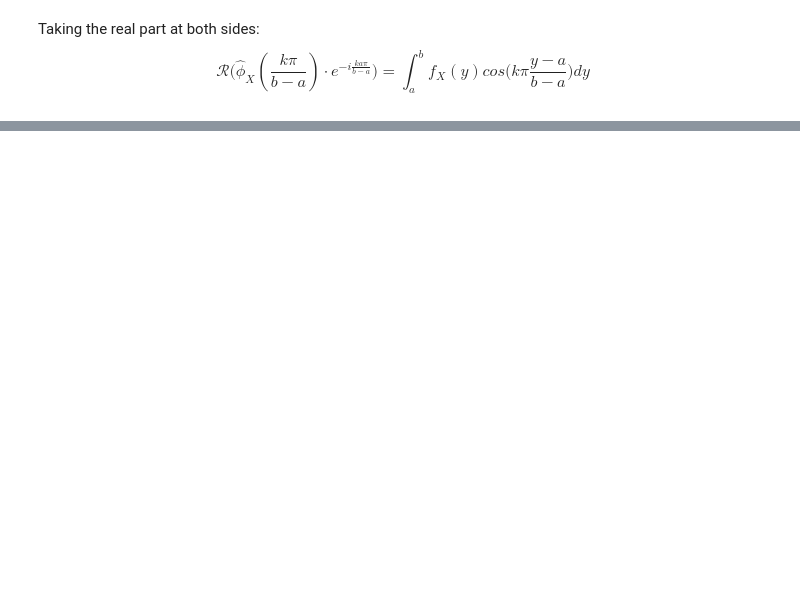
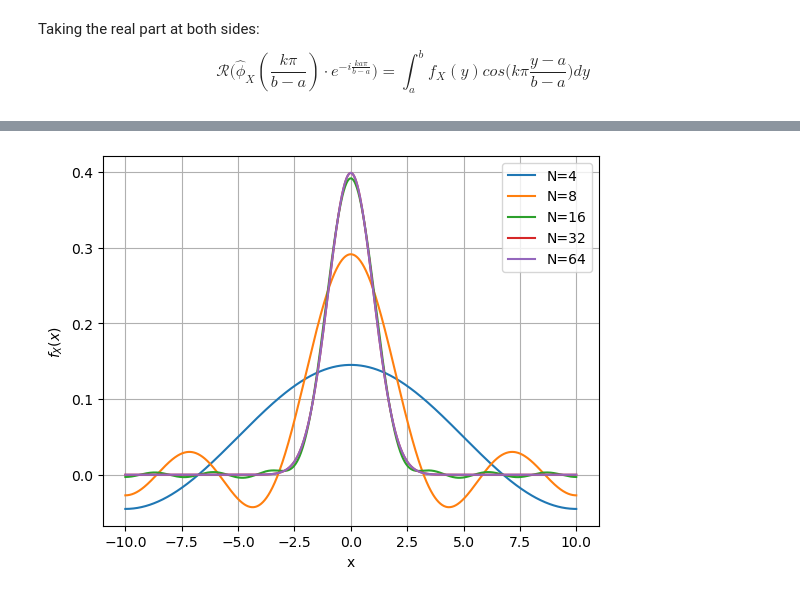
Before and after one commit to LucaDaquanno/Financial-Engineering, a Jupyter notebook: FFT.ipynb, the cells around one changed output, grey strips where cells are left out. Drawn from its saved outputs; the diff is of its cells as text; code cells hidden in the pictures; blank space fills up the shorter version.

```diff
--- a/FFT.ipynb
+++ b/FFT.ipynb
@@ -165,23 +165,23 @@ def RecoverDensity(cf, x, N=8192):
     i = complex(0.0, 1.0)  # assigning i=sqrt(-1)
 
     # specification of the grid for u
-    u_max = 20.0
-    du = u_max / N
-    u = np.linspace(0, N-1, N) * du
+    z_max = 20.0
+    dz = z_max / N
+    z = np.linspace(0, N-1, N) * dz
 
     # grid for x
     b = np.min(x)
-    dx = 2.0 * np.pi / (N * du)
+    dx = 2.0 * np.pi / (N * dz)
     x_i = b + np.linspace(0, N-1, N) * dx
 
-    phi = np.exp(-i * b * u) * cf(u)
+    phi = np.exp(-i * b * z) * cf(z)
 
-    gamma_1 = np.exp(-i * x_i * u[0]) * cf(u[0])
-    gamma_2 = np.exp(-i * x_i * u[-1]) * cf(u[-1])
+    gamma_1 = np.exp(-i * x_i * z[0]) * cf(z[0])
+    gamma_2 = np.exp(-i * x_i * z[-1]) * cf(z[-1])
 
     phi_boundary = 0.5 * (gamma_1 + gamma_2)
 
-    f_xi = du / np.pi * np.real(fft.fft(phi) - phi_boundary)
+    f_xi = dz / np.pi * np.real(fft.fft(phi) - phi_boundary)
 
     f_xiInterp = interpolate.interp1d(x_i, f_xi, kind='cubic')
 
@@ -195,7 +195,7 @@ def mainCalculation():
     sigma = 1.0
 
     # Define characteristic function for the normal distribution
-    cF = lambda u: np.exp(i * mu * u - 0.5 * sigma**2.0 * u**2.0)
+    cF = lambda z: np.exp(i * mu * z - 0.5 * sigma**2.0 * z**2.0)
 
     # define domain for density
     x = np.linspace(-8.0, 8.0, 100)
@@ -276,0 +301,59 @@ $$  \mathcal{R}\bigg(\hat{\phi}_X(\frac{k\pi}{b-a}) \cdot e^{-i \frac{ka\pi}{b-a
+# %%
+#%%
+"""
+Normal density recovery using the COS method
+"""
+
+def COSDensity(cf,x,N,a,b):
+    i = complex(0.0,1.0) #assigning i=sqrt(-1)
+    k = np.linspace(0,N-1,N)
+    z= np.zeros([1,N])
+    z = k * np.pi / (b-a)
+
+    #F_k coefficients
+    F_k    = 2.0 / (b - a) * np.real(cf(z) * np.exp(-i * z * a));
+    F_k[0] = F_k[0] * 0.5; # adjustment for the first term
+
+    #Final calculation
+    f_X = np.matmul(F_k , np.cos(np.outer(z, x - a )))
+
+    # we output only the first row
+    return f_X
+
+def mainCalculation():
+    i = complex(0.0, 1.0) #assigning i=sqrt(-1)
+
+    # setting for the COS method
+    a = -10.0
+    b = 10.0
+
+    #define the range for the expansion points
+    N = [2**x for x in range(2,7,1)]
+
+    # setting for normal distribution
+    mu = 0.0
+    sigma = 1.0
+
+    # Define characteristic function for the normal distribution
+    cF = lambda z : np.exp(i * mu * z - 0.5 * sigma**2 *z**2)
+
+    # define domain for density
+    x = np.linspace(a,b,1000)
+    f_XExact = st.norm.pdf(x,mu,sigma)
+
+    plt.figure(1)
+    plt.grid()
+    plt.xlabel("x")
+    plt.ylabel("$f_X(x)$")
+
+    for n in N:
+        f_X = COSDensity(cF,x,n,a,b)
+        error = np.max(np.abs(f_X-f_XExact))
+        print("For {0} expanansion terms the error is {1}".format(n,error))
+
+        plt.plot(x,f_X)
+        plt.legend(["N=%.0f"%i for i in N])
+
+
+mainCalculation()
+# %% [output]
@@ -276,0 +365 @@ $$  \mathcal{R}\bigg(\hat{\phi}_X(\frac{k\pi}{b-a}) \cdot e^{-i \frac{ka\pi}{b-a
+[figure, added]
```
Also changed, not shown: parts of 29 cells of this notebook.
